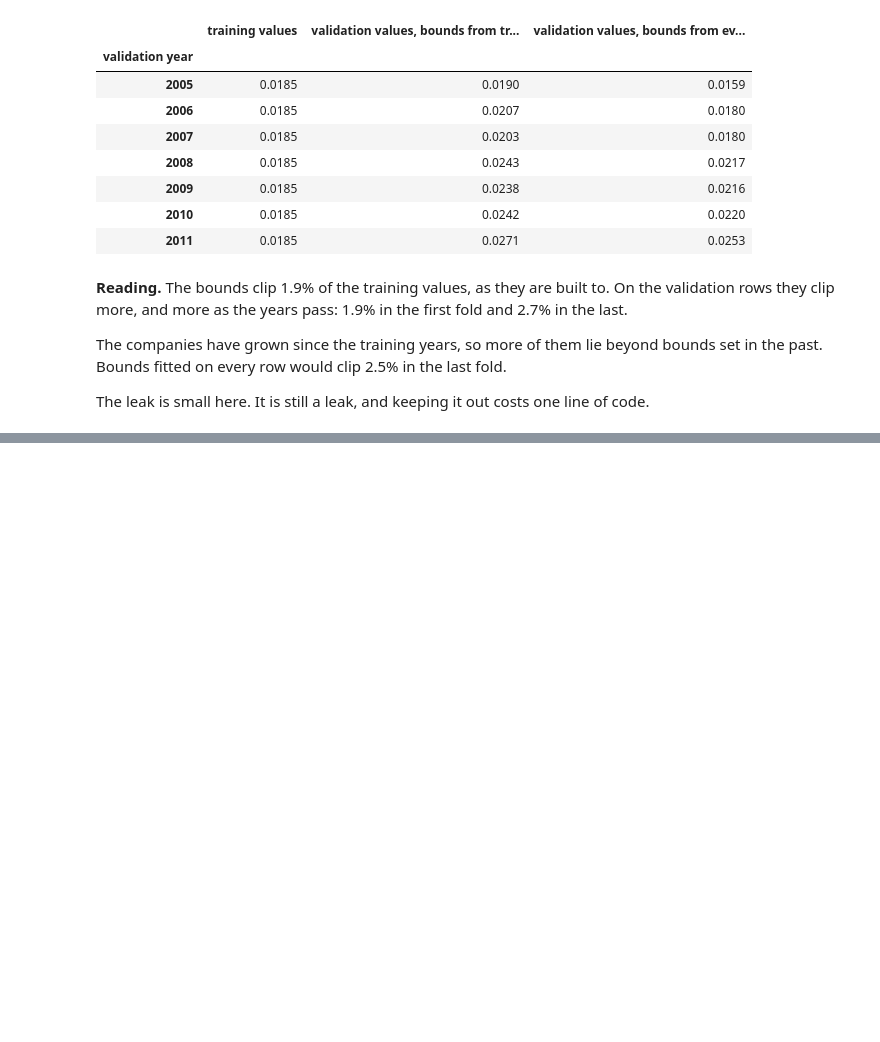
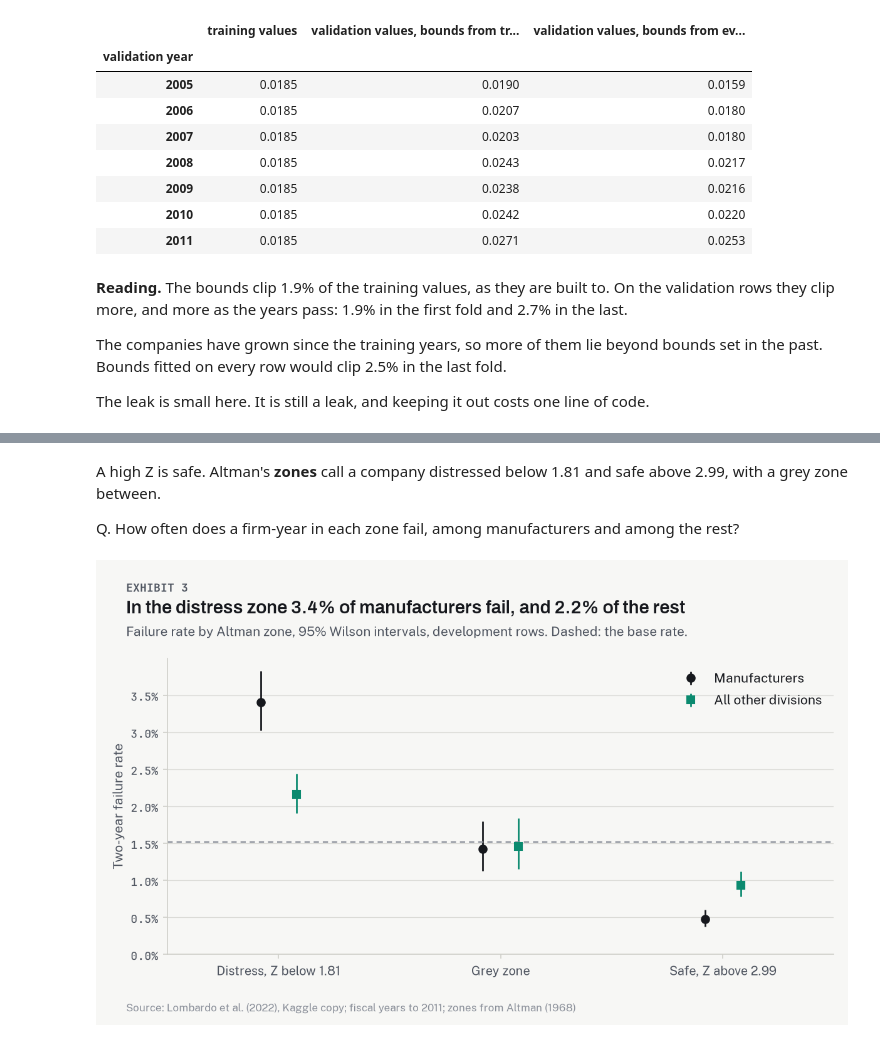
Before and after one commit to lenamonj/corp-default, a Jupyter notebook: notebooks/04_the_yardstick.ipynb, the cells around one changed output, grey strips where cells are left out. Saved outputs shown, nothing was run; the diff lists cells and outputs as text; code cells hidden in the pictures; blank space fills up the shorter version.

```diff
--- a/notebooks/04_the_yardstick.ipynb
+++ b/notebooks/04_the_yardstick.ipynb
@@ -1090,0 +917,61 @@ viz.exhibit(
+# %% [markdown]
+A high Z is safe.
+Altman's **zones** call a company distressed below 1.81 and safe above 2.99, with a grey zone between.
+
+Q. How often does a firm-year in each zone fail, among manufacturers and among the rest?
+# %%
+ALTMAN_SAMPLE = 66  # the manufacturers of the 1968 study; see SOURCES.md
+ZONES = ["distress", "grey", "safe"]
+
+zone = altman_zone(altman_z(dev))
+maker = pd.Series(np.where(dev["division"] == "D", "Manufacturers", "All other divisions"))
+by_zone = dev.groupby([maker, zone])["target"].agg(positives="sum", rows="size")
+by_zone["rate"] = by_zone["positives"] / by_zone["rows"]
+bounds = [wilson_interval(int(k), int(n)) for k, n in zip(by_zone["positives"], by_zone["rows"])]
+by_zone = by_zone.join(pd.DataFrame(bounds, index=by_zone.index, columns=["low", "high"]))
+every = dev.groupby(zone)["target"].mean()
+
+store.put("altman_sample", ALTMAN_SAMPLE)
+store.put("zone_distress", ALTMAN_ZONES["distress_below"])
+store.put("zone_safe", ALTMAN_ZONES["safe_above"])
+store.put("distress_rate", every.loc["distress"])
+store.put("safe_rate", every.loc["safe"])
+store.put("maker_distress", by_zone.loc[("Manufacturers", "distress"), "rate"])
+store.put("maker_safe", by_zone.loc[("Manufacturers", "safe"), "rate"])
+store.put("other_distress", by_zone.loc[("All other divisions", "distress"), "rate"])
+store.put("other_safe", by_zone.loc[("All other divisions", "safe"), "rate"])
+store.put("maker_share", (dev["division"] == "D").mean())
+
+fig, ax = plt.subplots(figsize=(viz.EXHIBIT_WIDTH_IN, 3.6))
+place = np.arange(len(ZONES))
+for group, color, marker, nudge in (
+    ("Manufacturers", viz.INK, "o", -0.08),
+    ("All other divisions", viz.ACCENT, "s", 0.08),
+):
+    table = by_zone.loc[group].loc[ZONES]
+    ax.errorbar(place + nudge, table["rate"], yerr=[table["rate"] - table["low"], table["high"] - table["rate"]],
+                fmt=marker, color=color, markersize=6, linewidth=1.3, label=group)  # fmt: skip
+ax.axhline(dev["target"].mean(), color=viz.MIST, linewidth=1, linestyle=(0, (4, 3)))
+ax.set_xticks(
+    place,
+    [
+        f"Distress, Z below {ALTMAN_ZONES['distress_below']}",
+        "Grey zone",
+        f"Safe, Z above {ALTMAN_ZONES['safe_above']}",
+    ],
+)
+ax.set_xlim(-0.5, len(ZONES) - 0.5)
+ax.set_ylim(0, None)
+ax.yaxis.set_major_formatter(PercentFormatter(1.0, decimals=1))
+ax.grid(axis="x", visible=False)
+ax.set_ylabel("Two-year failure rate")
+ax.legend(loc="upper right")
+viz.exhibit(
+    fig,
+    f"In the distress zone {by_zone.loc[('Manufacturers', 'distress'), 'rate']:.1%} of manufacturers "
+    f"fail, and {by_zone.loc[('All other divisions', 'distress'), 'rate']:.1%} of the rest",
+    "Failure rate by Altman zone, 95% Wilson intervals, development rows. Dashed: the base rate.",
+    f"{SOURCE}; fiscal years to {DEV_END}; zones from Altman (1968)",
+)
+# %% [output]
+[figure, added]
```
Also changed, not shown: parts of 99 cells of this notebook, 4 other files.
